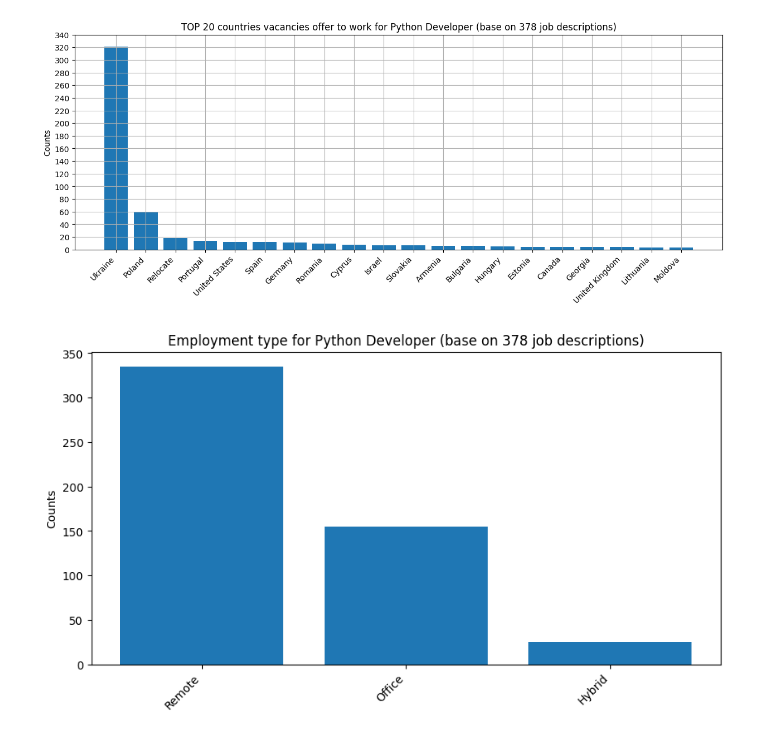
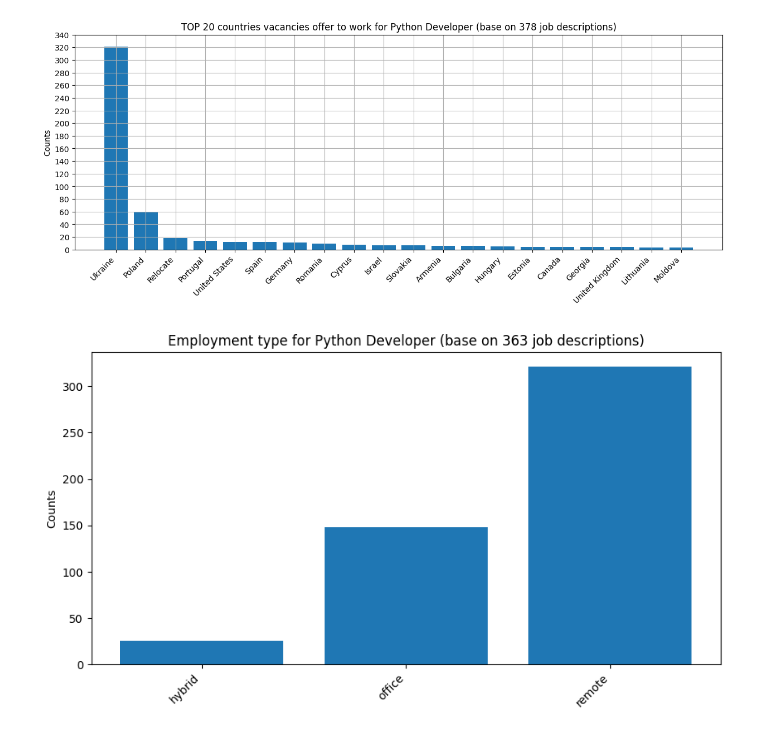
Before and after one commit to danieladdisonorg/Jobsite-Scraper-and-Analyzer, a Jupyter notebook: analyzing/analyze_djinni.ipynb, the cells around one changed output. Cells and saved outputs as stored; diff of their text form; code cells hidden in the pictures.

```diff
--- a/analyzing/analyze_djinni.ipynb
+++ b/analyzing/analyze_djinni.ipynb
@@ -34,3 +36,13 @@ df.loc[:, "date_time"] = pd.to_datetime(df.date_time, format="%H:%M %d.%m.%Y")
 
 # remove rows where there is no tools
 df = df[df.tools.astype(bool)]
+# %%
+# Make each value in employment_type column
+# where 1 indicates True and 0 False
+employment_types = df.employment_type.explode()
+employment_types = pd.crosstab(employment_types.index, employment_types)
+employment_types.columns = employment_types.columns.str.lower()
+
+df = df.join(employment_types)
+df = df.drop("employment_type", axis=1)
+df.head()
@@ -168,18 +191,14 @@ plt.show()
 [figure]
 # %%
 # See djinni employment type
-empl_type = pd.Series(df.employment_type.sum())
-empl_type = empl_type.value_counts()
-
-# get top 20 employment type job vacancies offers
-top_empl_types = empl_type[:20]
+empl_count = df[["hybrid", "office", "remote"]].sum()
 
 plt.figure(figsize=(10, 5))
-plt.bar(top_empl_types.index, top_empl_types)
+plt.bar(empl_count.index, empl_count)
 
 plt.title(f"Employment type for {POSITION} Developer (base on {df.shape[0]} job descriptions)")
 plt.xticks(rotation=45, ha="right")
 plt.ylabel("Counts")
 plt.show()
 # %% [output]
-[figure, old version]
+[figure, new version]
```
Also changed, not shown: parts of 8 cells of this notebook.
